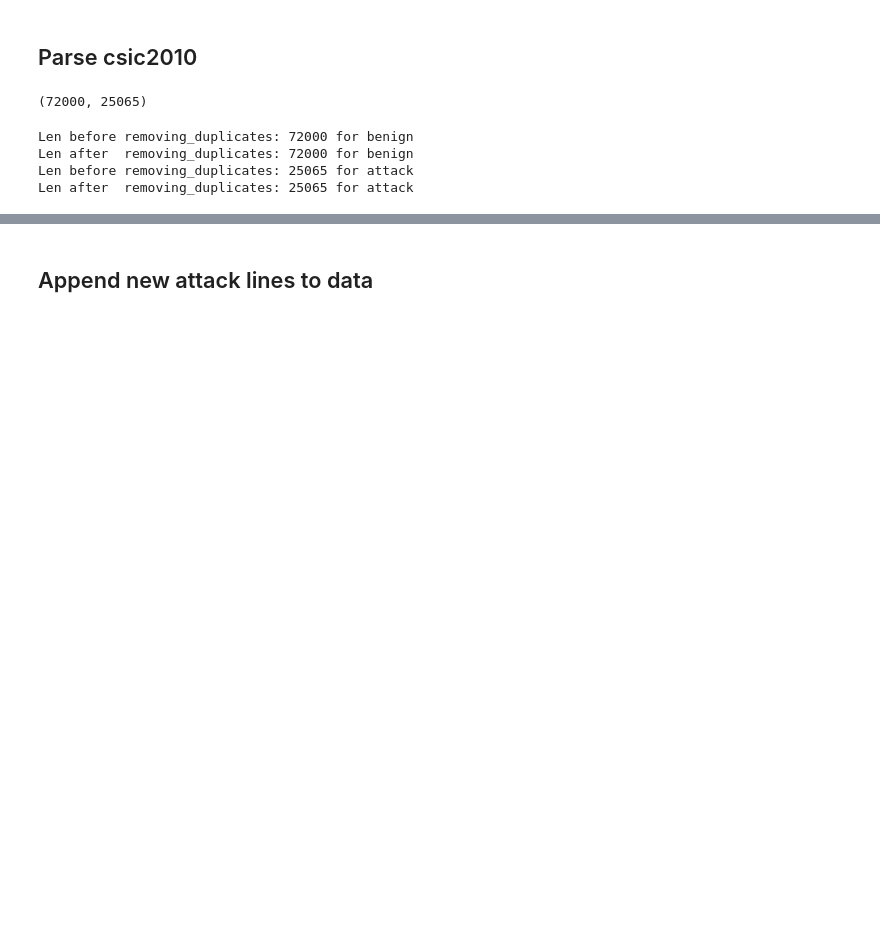
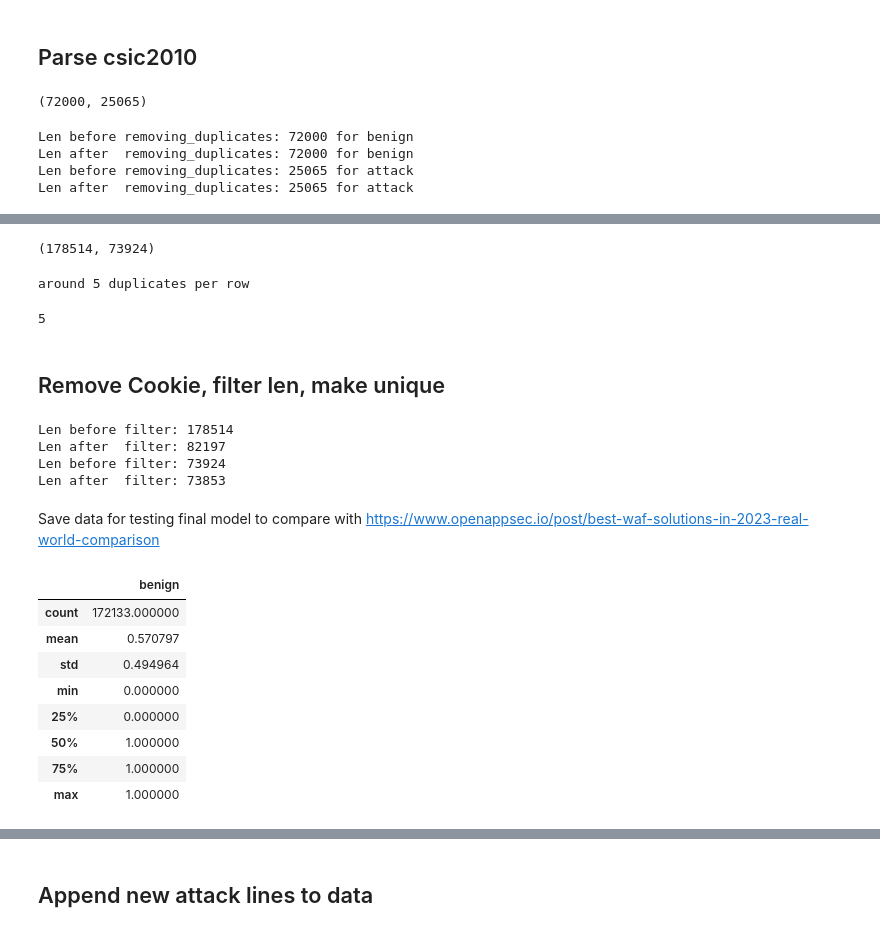
Before and after one commit to kavmax/ml-web-attacks-detection, a Jupyter notebook: src/data/01-prepare-data.ipynb, the cells around one changed output, grey strips where cells are left out. Drawn from its saved outputs; the diff is of its cells as text; code cells hidden in the pictures; blank space fills up the shorter version.

```diff
--- a/src/data/01-prepare-data.ipynb
+++ b/src/data/01-prepare-data.ipynb
@@ -238,0 +258,37 @@ Len after  removing_duplicates: 25065 for attack
+# %%
+unique_openappsec_benign_chunks = list(set(openappsec_benign_chunks))
+unique_openappsec_anomaly_chunks = list(set(openappsec_anomaly_chunks))
+
+len(unique_openappsec_benign_chunks), len(unique_openappsec_anomaly_chunks)
+# %% [output]
+(178514, 73924)
+# %%
+print("around 5 duplicates per row")
+openappsec_benign_chunks.count(openappsec_benign_chunks[45435])
+# %% [output]
+around 5 duplicates per row
+5
+# %% [markdown]
+## Remove Cookie, filter len, make unique
+# %%
+def prepare_openappsec_dataset(chunks):
+    chunks = remove_lines_with_vals(
+        chunks,
+        contain_vals=["Cookie:"],
+        exactly_vals=[""],
+    )
+    print(f"Len before filter: {len(chunks)}")
+    chunks = filter_chunks_by_len(chunks, filter_len=MAX_TEXT_LEN)
+    print(f"Len after  filter: {len(chunks)}")
+    return remove_duplicates(chunks)
+
+filtered_openappsec_benign_chunks = prepare_openappsec_dataset(unique_openappsec_benign_chunks)
+filtered_openappsec_anomaly_chunks = prepare_openappsec_dataset(unique_openappsec_anomaly_chunks)
+# %% [output]
+Len before filter: 178514
+Len after  filter: 82197
+Len before filter: 73924
+Len after  filter: 73853
+# %% [markdown]
+Save data for testing final model to compare with
+https://www.openappsec.io/post/best-waf-solutions-in-2023-real-world-comparison
@@ -238,0 +305,12 @@ Len after  removing_duplicates: 25065 for attack
+# %%
+df.describe()
+# %% [output]
+|  | benign |
+| count | 172133.000000 |
+| mean | 0.570797 |
+| std | 0.494964 |
+| min | 0.000000 |
+| 25% | 0.000000 |
+| 50% | 1.000000 |
+| 75% | 1.000000 |
+| max | 1.000000 |
```
Also changed, not shown: parts of 34 cells of this notebook, 2 other files.
